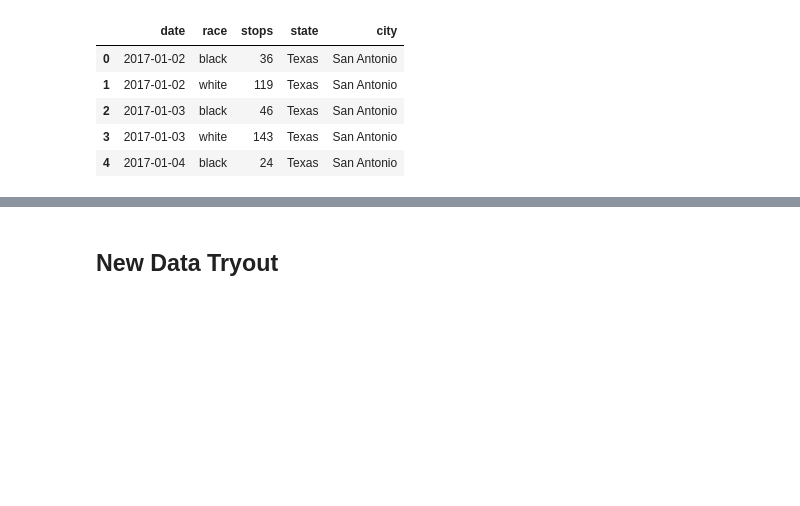
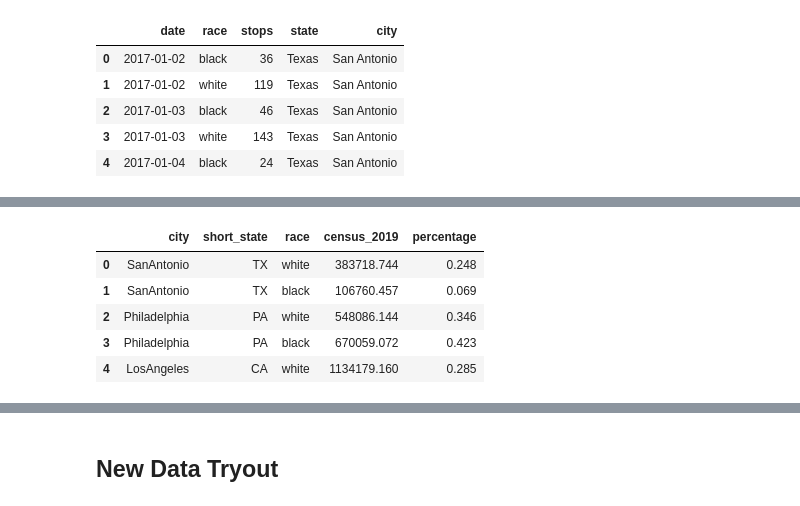
Before and after one commit to epfl-ada/ada-2020-project-milestone-p3-p3_three_musketeers, a Jupyter notebook: racial_protest_effects.ipynb, the cells around one changed output, grey strips where cells are left out. Cells and saved outputs as stored; diff of their text form; code cells hidden in the pictures; blank space fills up the shorter version.

```diff
--- a/racial_protest_effects.ipynb
+++ b/racial_protest_effects.ipynb
@@ -262,0 +148,13 @@ selected_protests
+# %%
+#data from: https://www.census.gov/
+
+county_census_df = pd.read_csv('data/county_census.csv', header=0)
+county_census_df['census_2019'] = county_census_df['census_2019']*county_census_df['percentage']
+county_census_df.head()
+# %% [output]
+|  | city | short_state | race | census_2019 | percentage |
+| 0 | SanAntonio | TX | white | 383718.744 | 0.248 |
+| 1 | SanAntonio | TX | black | 106760.457 | 0.069 |
+| 2 | Philadelphia | PA | white | 548086.144 | 0.346 |
+| 3 | Philadelphia | PA | black | 670059.072 | 0.423 |
+| 4 | LosAngeles | CA | white | 1134179.160 | 0.285 |
```
Also changed, not shown: parts of 10 cells of this notebook, 1 other file.
